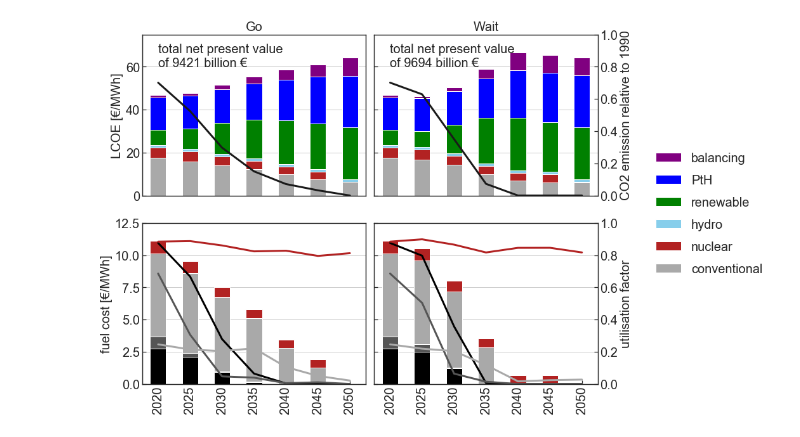
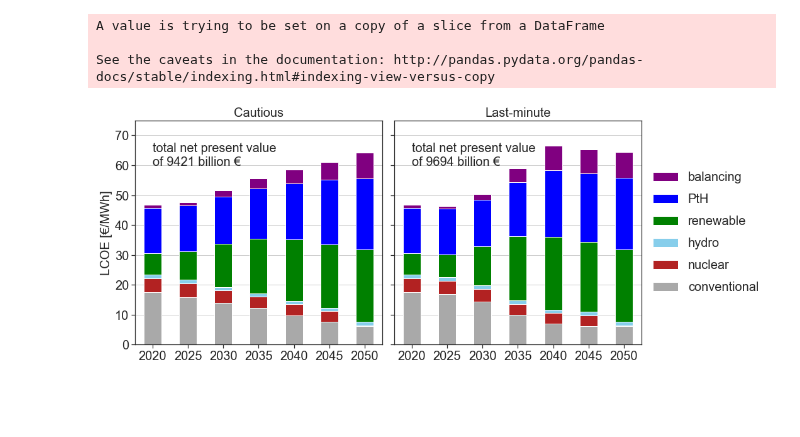
Before and after one commit to martavp/pypsa-eur-sec-30-path, a Jupyter notebook: paper_graphics/notebooks/plot.ipynb, the cells around one changed output. Drawn from its saved outputs; the diff is of its cells as text; code cells hidden in the pictures; blank space fills up the shorter version.

Commit message:
Figures are re-made.

```diff
--- a/paper_graphics/notebooks/plot.ipynb
+++ b/paper_graphics/notebooks/plot.ipynb
@@ -96,6 +99,7 @@ csvs['costs'] = pd.read_csv('../results/csvs/costs.csv',index_col=[0,1,2],header
 csvs['energy'] = pd.read_csv('../results/csvs/energy.csv',index_col=[0,1],header=[0,2])
 csvs['supply'] = pd.read_csv('../results/csvs/supply.csv',index_col=[0,1,2],header=[0,2])
 csvs['metrics'] = pd.read_csv('../results/csvs/metrics.csv',index_col=0,header=[0,2])
+csvs['curtailment'] = pd.read_csv('../results/csvs/curtailment.csv',index_col=0,header=[0,1],skiprows=[1,3])
 # %%
 df = csvs['energy']
 total_demand = -df.loc['loads',('go','2020')].sum()
@@ -140,6 +144,10 @@ df.rename(lambda x:x[:-4],inplace=True)
 df = df.rename(dict_rename_gas).groupby(level=0).mean()
 df = df.reindex(df_mc.index)
 df_uti = df
+# %% [output]
+A value is trying to be set on a copy of a slice from a DataFrame
+
+See the caveats in the documentation: http://pandas.pydata.org/pandas-docs/stable/indexing.html#indexing-view-versus-copy
 # %%
 df_ex = csvs['metrics'].filter(like='expansion',axis=0)
 df_ex = df_ex.rename(lambda x:x[:-10])/1e3 # GW per year
@@ -160,64 +168,39 @@ df_capa = csvs['metrics'].filter(like='capacity',axis=0)
 df_capa = df_capa.rename(lambda x:x[:-9])/1e3 #GW
 df_capa = df_capa.rename(mapper=rename_techs).groupby(level=0).sum()
 # %%
-fig, axes = plt.subplots(2,2,figsize=(12,9),sharex=True,sharey='row')
+fig, axes = plt.subplots(1,2,figsize=(15,6),sharex=True,sharey='row')
 
-ax = axes[0][0]
+ax = axes[0]
 df = df_cc['go']
-df.T.plot(kind="bar",ax=ax,stacked=True,color=[tech_colors[i] for i in df.index],legend=False,fontsize=fs)
+df.T.plot(kind="bar",ax=ax,stacked=True,color=[tech_colors[i] for i in df.index],legend=False,fontsize=fs,rot=0)
 ax.set_ylim([0,75])
+ax.set_xlabel('')
 ax.set_ylabel("LCOE [€/MWh]",fontsize=fs)
-ax.set_title('Go',fontsize=fs)
+ax.set_title('Cautious',fontsize=fs)
 ax.grid('on',axis='y')
 ax.annotate('total net present value \nof {} billion €'.format(s_n['go']),xy=(0,60),fontsize=fs)
-ax_twin = ax.twinx()
-s_emi['go'].plot(ax=ax_twin,fontsize=fs,color='k',lw=lw)
-ax_twin.set_ylim([0,1])
-ax_twin.set_yticks([])
+# ax_twin = ax.twinx()
+# s_emi['go'].plot(ax=ax_twin,fontsize=fs,color='k',lw=lw)
+# ax_twin.set_ylim([0,1])
+# ax_twin.set_yticks([])
 
-ax = axes[0][1]
+ax = axes[1]
 df = df_cc['wait']
-df.T.plot(kind="bar",ax=ax,stacked=True,color=[tech_colors[i] for i in df.index],legend=False,fontsize=fs)
-handles,labels = ax.get_legend_handles_labels()
-
-ax.set_title('Wait',fontsize=fs)
+df.T.plot(kind="bar",ax=ax,stacked=True,color=[tech_colors[i] for i in df.index],legend=False,fontsize=fs,rot=0)
+ax.set_xlabel('')
+ax.set_title('Last-minute',fontsize=fs)
 ax.grid('on',axis='y')
 ax.annotate('total net present value \nof {} billion €'.format(s_n['wait']),xy=(0,60),fontsize=fs)
-ax_twin = ax.twinx()
-s_emi['wait'].plot(ax=ax_twin,fontsize=fs,color='k',lw=lw)
-ax_twin.set_ylim([0,1])
-ax_twin.set_ylabel("CO2 emission relative to 1990",fontsize=fs)
+# ax_twin = ax.twinx()
+# s_emi['wait'].plot(ax=ax_twin,fontsize=fs,color='k',lw=lw)
+# ax_twin.set_ylim([0,1])
+# ax_twin.set_ylabel("CO2 emission relative to 1990",fontsize=fs)
 
-ax = axes[1][0]
-df = df_mc['go']
-df.T.plot(kind="bar",ax=ax,stacked=True,color=[tech_colors[i] for i in df.index],legend=False,fontsize=fs)
-ax.set_xlabel("")
-ax.set_ylabel("fuel cost [€/MWh]",fontsize=fs)
-ax.set_ylim([0,12.5])
-ax.grid('on',axis='y')
-ax_twin = ax.twinx()
-df = df_uti['go']
-df.T.plot(ax=ax_twin,fontsize=fs,color=tech_colors[df.index],lw=lw,legend=False)
-ax_twin.set_ylim([0,1])
-ax_twin.set_yticks([])
-
-ax = axes[1][1]
-ax_twin = ax.twinx()
-df = df_uti['wait']
-df.T.plot(ax=ax_twin,fontsize=fs,color=tech_colors[df.index],lw=lw,legend=False)
-ax_twin.set_ylim([0,1])
-ax_twin.set_ylabel("utilisation factor",fontsize=fs)
-df = df_mc['wait']
-df.T.plot(kind="bar",ax=ax,stacked=True,color=[tech_colors[i] for i in df.index],legend=False,fontsize=fs)
-ax.set_xlabel("")
-ax.grid('on',axis='y')
-
-handles.reverse()
-labels.reverse()
-fig.legend(handles,labels,ncol=1,loc="center left",fontsize=20,bbox_to_anchor=[1,0.5],labelspacing=0.8)
+handles,labels = ax.get_legend_handles_labels()
+ax.legend(handles[::-1],labels[::-1],ncol=1,loc="center left",fontsize=20,bbox_to_anchor=[1,0.5],labelspacing=0.8)
 
 fig.tight_layout()
 
-plt.savefig('../../figures/system_cost.png',dpi=300, bbox_inches='tight')
+plt.savefig('../../figures/LCOE.png',dpi=500, bbox_inches='tight')
 # %% [output]
-[figure, old version]
+[figure, new version]
```
Also changed, not shown: parts of 6 cells of this notebook, 11 other files.
